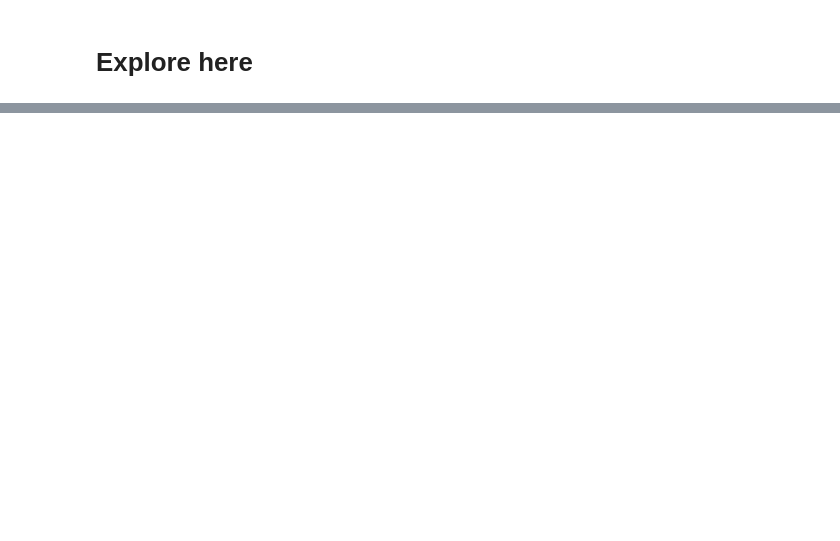
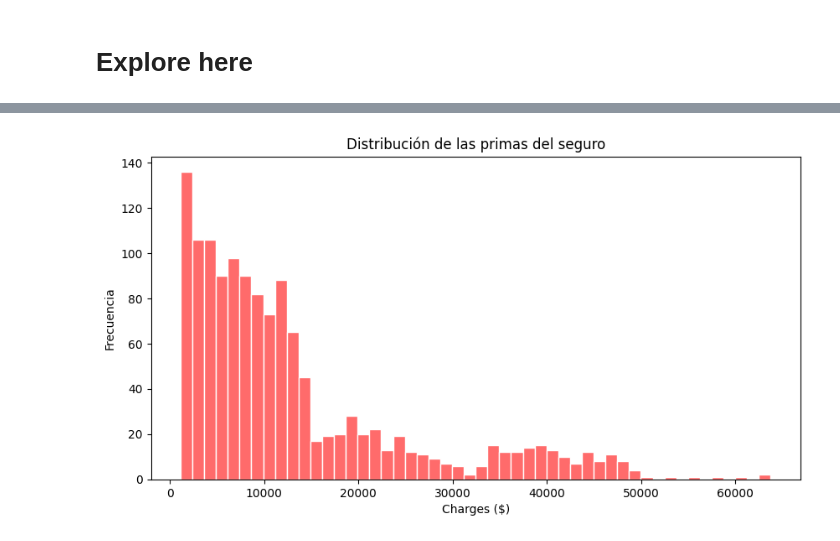
Before and after one commit to 4GeeksAcademy/regresion-lineal1, a Jupyter notebook: src/explore.ipynb, the cells around one changed output, grey strips where cells are left out. Saved outputs shown, nothing was run; the diff lists cells and outputs as text; code cells hidden in the pictures; blank space fills up the shorter version.

```diff
--- a/src/explore.ipynb
+++ b/src/explore.ipynb
@@ -78,0 +84,10 @@ plt.show()
+# %%
+# distribucion de charges (lo que queremos predecir)
+plt.figure(figsize=(10, 5))
+plt.hist(df['charges'], bins=50, color='#FF6B6B', edgecolor='white')
+plt.title('Distribución de las primas del seguro')
+plt.xlabel('Charges ($)')
+plt.ylabel('Frecuencia')
+plt.show()
+# %% [output]
+[figure, added]
```
Also changed, not shown: parts of 25 cells of this notebook, 1 other file.
